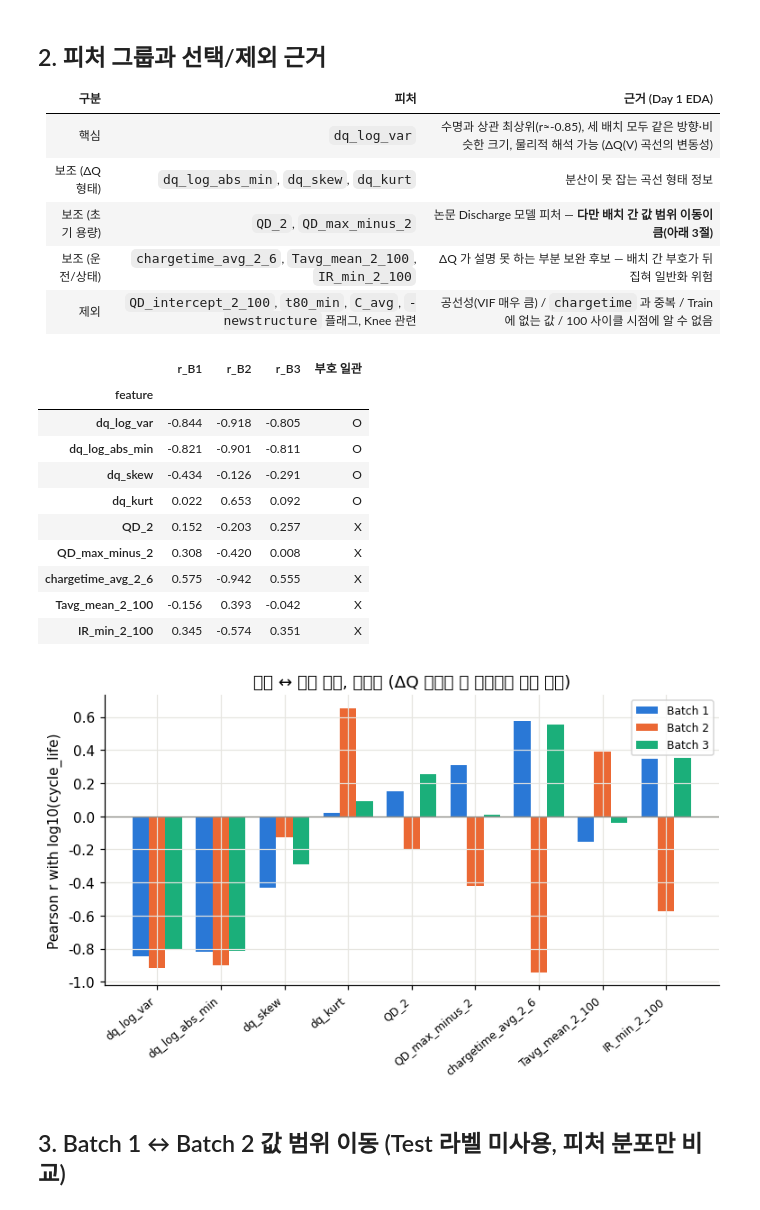
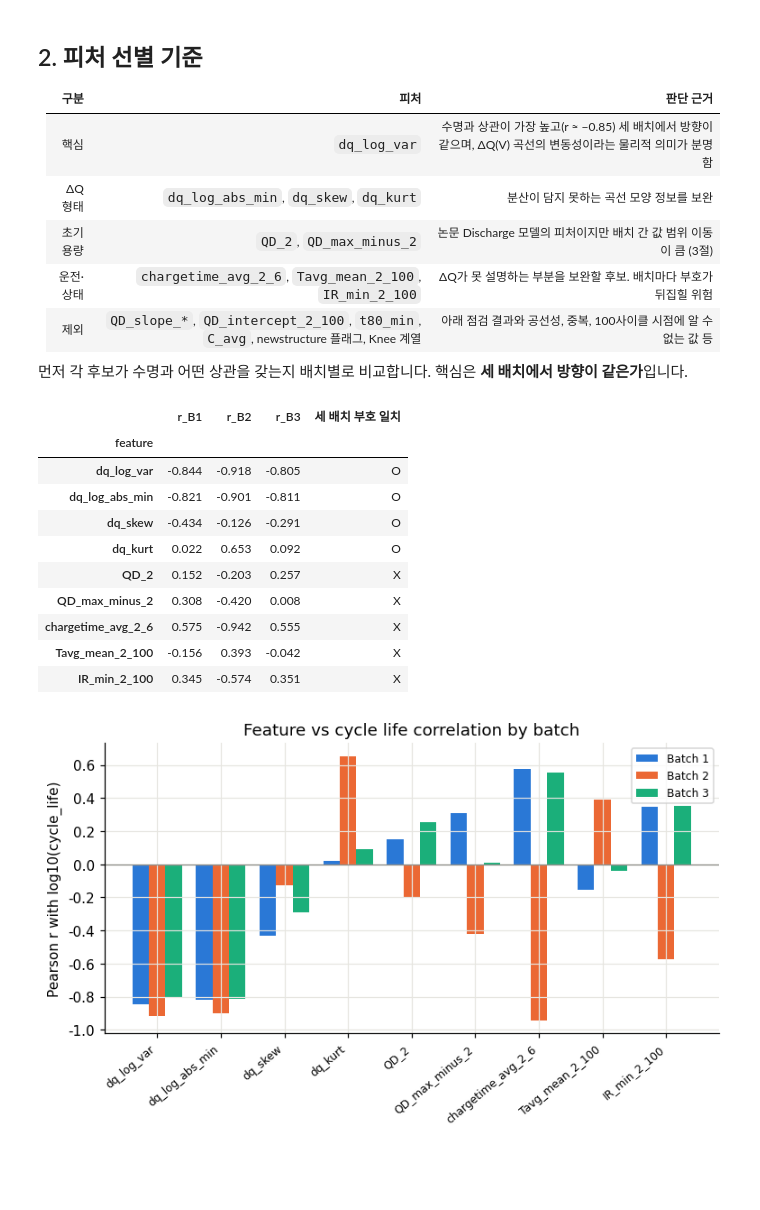
Before and after one commit to yunseojin2809-dev/EDA_miniproject, a Jupyter notebook: notebooks/02_feature_engineering.ipynb, the cells around one changed output. Saved outputs shown, nothing was run; the diff lists cells and outputs as text; code cells hidden in the pictures; blank space fills up the shorter version.

```diff
--- a/notebooks/02_feature_engineering.ipynb
+++ b/notebooks/02_feature_engineering.ipynb
@@ -21,16 +29,21 @@ ROOT = Path.cwd().parent; FIG = ROOT / "results" / "figures"
 # %%
 from src.preprocess import load_cells, clean_cells
 from src.features import build_features
+
 feat_csv = pd.read_csv(ROOT / "data" / "features_cell_level.csv")
-cache = ROOT.parent / "cache" / "cells_extracted.pkl"          # Mini project/cache (저장소 밖, git 제외)
+cache = ROOT.parent / "cache" / "cells_extracted.pkl"      # 저장소 밖에 둔 추출 캐시 (용량 때문에 git 제외)
+
 if cache.exists():
     cells = load_cells(ROOT.parent / "archive", cache)
     cells, SUMMARY, meta, attr, merges = clean_cells(cells, verbose=False)
-    f = build_features(cells, SUMMARY, meta).set_index("cell_id").sort_index(); r = feat_csv.set_index("cell_id").sort_index()
-    print("셀 수:", f.shape[0], "| 최대 절대 차이:", float(np.nanmax(np.abs(f[r.columns].values.astype(float) - r.values.astype(float)))))
-    display(attr); display(merges[["b1", "b2", "policy_b1", "policy_b2", "b2_cycles", "published_add", "verified", "merged"]])
+    new = build_features(cells, SUMMARY, meta).set_index("cell_id").sort_index()
+    old = feat_csv.set_index("cell_id").sort_index()
+    diff = np.nanmax(np.abs(new[old.columns].values.astype(float) - old.values.astype(float)))
+    print(f"셀 수 {len(new)} | 저장된 CSV 와의 최대 절대 차이 {diff:.1e}")
+    display(attr)                                                                   # 정제 단계별 남은 셀 수
+    display(merges[["b1", "b2", "policy_b1", "policy_b2", "b2_cycles", "published_add", "verified", "merged"]])
 else:
-    print("캐시가 없어 CSV 로 진행합니다 (python -m src.preprocess 로 생성 가능).")
-print(feat_csv.groupby("batch").size().to_dict())
+    print("캐시가 없어 저장된 CSV 로 진행합니다. python -m src.features 로 다시 만들 수 있습니다.")
+print("배치별 셀 수:", feat_csv.groupby("batch").size().to_dict())
 # %% [output]
 [cache] /sessions/rcw-01eubbmx1xi2ggweuu9aknrq/mnt/Mini project/cache/cells_extracted.pkl 로드
@@ -50,42 +68,53 @@ print(feat_csv.groupby("batch").size().to_dict())
 # %% [markdown]
-## 2. 피처 그룹과 선택/제외 근거
-| 구분 | 피처 | 근거 (Day 1 EDA) |
+## 2. 피처 선별 기준
+
+| 구분 | 피처 | 판단 근거 |
 |---|---|---|
-| 핵심 | `dq_log_var` | 수명과 상관 최상위(r≈-0.85), 세 배치 모두 같은 방향·비슷한 크기, 물리적 해석 가능 (ΔQ(V) 곡선의 변동성) |
-| 보조 (ΔQ 형태) | `dq_log_abs_min`, `dq_skew`, `dq_kurt` | 분산이 못 잡는 곡선 형태 정보 |
-| 보조 (초기 용량) | `QD_2`, `QD_max_minus_2` | 논문 Discharge 모델 피처 — **다만 배치 간 값 범위 이동이 큼(아래 3절)** |
-| 보조 (운전/상태) | `chargetime_avg_2_6`, `Tavg_mean_2_100`, `IR_min_2_100` | ΔQ 가 설명 못 하는 부분 보완 후보 — 배치 간 부호가 뒤집혀 일반화 위험 |
-| 제외 | `QD_intercept_2_100`, `t80_min`, `C_avg`, `-newstructure` 플래그, Knee 관련 | 공선성(VIF 매우 큼) / `chargetime` 과 중복 / Train 에 없는 값 / 100 사이클 시점에 알 수 없음 |
+| 핵심 | `dq_log_var` | 수명과 상관이 가장 높고(r ≈ −0.85) 세 배치에서 방향이 같으며, ΔQ(V) 곡선의 변동성이라는 물리적 의미가 분명함 |
+| ΔQ 형태 | `dq_log_abs_min`, `dq_skew`, `dq_kurt` | 분산이 담지 못하는 곡선 모양 정보를 보완 |
+| 초기 용량 | `QD_2`, `QD_max_minus_2` | 논문 Discharge 모델의 피처이지만 배치 간 값 범위 이동이 큼 (3절) |
+| 운전·상태 | `chargetime_avg_2_6`, `Tavg_mean_2_100`, `IR_min_2_100` | ΔQ가 못 설명하는 부분을 보완할 후보. 배치마다 부호가 뒤집힐 위험 |
+| 제외 | `QD_slope_*`, `QD_intercept_2_100`, `t80_min`, `C_avg`, newstructure 플래그, Knee 계열 | 아래 점검 결과와 공선성, 중복, 100사이클 시점에 알 수 없는 값 등 |
+
+먼저 각 후보가 수명과 어떤 상관을 갖는지 배치별로 비교합니다. 핵심은 **세 배치에서 방향이 같은가**입니다.
 # %%
-CAND = ["dq_log_var", "dq_log_abs_min", "dq_skew", "dq_kurt", "QD_2", "QD_max_minus_2", "chargetime_avg_2_6", "Tavg_mean_2_100", "IR_min_2_100"]
-rows = []
-for c in CAND:
-    row = {"feature": c}
-    for b in (1, 2, 3):
-        g = feat_csv[feat_csv.batch == b].dropna(subset=[c]); row[f"r_B{b}"] = np.corrcoef(g[c], g.log_life)[0, 1]
-    rows.append(row)
-corr_b = pd.DataFrame(rows).set_index("feature")
-corr_b["부호 일관"] = np.where(np.sign(corr_b.r_B1) == np.sign(corr_b.r_B2), np.where(np.sign(corr_b.r_B1) == np.sign(corr_b.r_B3), "O", "B3 다름"), "X")
+CAND = ["dq_log_var", "dq_log_abs_min", "dq_skew", "dq_kurt", "QD_2", "QD_max_minus_2",
+        "chargetime_avg_2_6", "Tavg_mean_2_100", "IR_min_2_100"]
+
+def corr_by_batch(cols):
+    """피처 ↔ log10(수명) 상관을 배치별로 계산"""
+    rows = []
+    for c in cols:
+        row = {"feature": c}
+        for b in (1, 2, 3):
+            g = feat_csv[feat_csv.batch == b].dropna(subset=[c])
+            row[f"r_B{b}"] = np.corrcoef(g[c], g.log_life)[0, 1]
+        rows.append(row)
+    return pd.DataFrame(rows).set_index("feature")
+
+corr_b = corr_by_batch(CAND)
+same = (np.sign(corr_b.r_B1) == np.sign(corr_b.r_B2)) & (np.sign(corr_b.r_B1) == np.sign(corr_b.r_B3))
+corr_b["세 배치 부호 일치"] = np.where(same, "O", "X")
 display(corr_b)
 
-fig, ax = plt.subplots(figsize=(8, 3.8)); w = .26; x = np.arange(len(CAND))
-for i, (b, c) in enumerate([(1, "#2a78d6"), (2, "#eb6834"), (3, "#1baf7a")]):
-    ax.bar(x + (i - 1) * w, corr_b[f"r_B{b}"], w, color=c, label=f"Batch {b}")
-ax.axhline(0, color="#8a8984", lw=.8); ax.set_xticks(x, CAND, rotation=40, ha="right", fontsize=8); ax.set_ylabel("Pearson r with log10(cycle_life)")
-ax.set_title("피처 ↔ 수명 상관, 배치별 (ΔQ 계열만 세 배치에서 같은 방향)"); ax.legend(fontsize=8)
+fig, ax = plt.subplots(figsize=(8, 3.8)); w, x = .26, np.arange(len(CAND))
+for i, (b, color) in enumerate([(1, "#2a78d6"), (2, "#eb6834"), (3, "#1baf7a")]):
+    ax.bar(x + (i - 1) * w, corr_b[f"r_B{b}"], w, color=color, label=f"Batch {b}")
+ax.axhline(0, color="#8a8984", lw=.8)
+ax.set_xticks(x, CAND, rotation=40, ha="right", fontsize=8)
+ax.set_ylabel("Pearson r with log10(cycle_life)")
+ax.set_title("Feature vs cycle life correlation by batch"); ax.legend(fontsize=8)
 fig.savefig(FIG / "fe_corr_by_batch.png", dpi=180, bbox_inches="tight"); plt.show()
 # %% [output]
-|  | r_B1 | r_B2 | r_B3 | 부호 일관 |
+|  | r_B1 | r_B2 | r_B3 | 세 배치 부호 일치 |
 | feature |  |  |  |  |
 | dq_log_var | -0.844 | -0.918 | -0.805 | O |
 | dq_log_abs_min | -0.821 | -0.901 | -0.811 | O |
 | dq_skew | -0.434 | -0.126 | -0.291 | O |
 | dq_kurt | 0.022 | 0.653 | 0.092 | O |
 | QD_2 | 0.152 | -0.203 | 0.257 | X |
 | QD_max_minus_2 | 0.308 | -0.420 | 0.008 | X |
 | chargetime_avg_2_6 | 0.575 | -0.942 | 0.555 | X |
 | Tavg_mean_2_100 | -0.156 | 0.393 | -0.042 | X |
 | IR_min_2_100 | 0.345 | -0.574 | 0.351 | X |
-[figure, old version]
+[figure, new version]
-# %% [markdown]
-## 3. Batch 1 ↔ Batch 2 값 범위 이동 (Test 라벨 미사용, 피처 분포만 비교)
```
Also changed, not shown: parts of 14 cells of this notebook, 3 other files.
